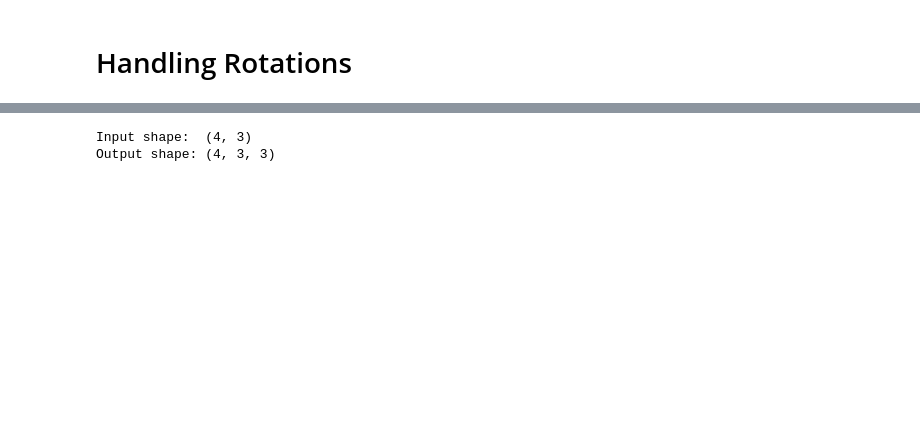
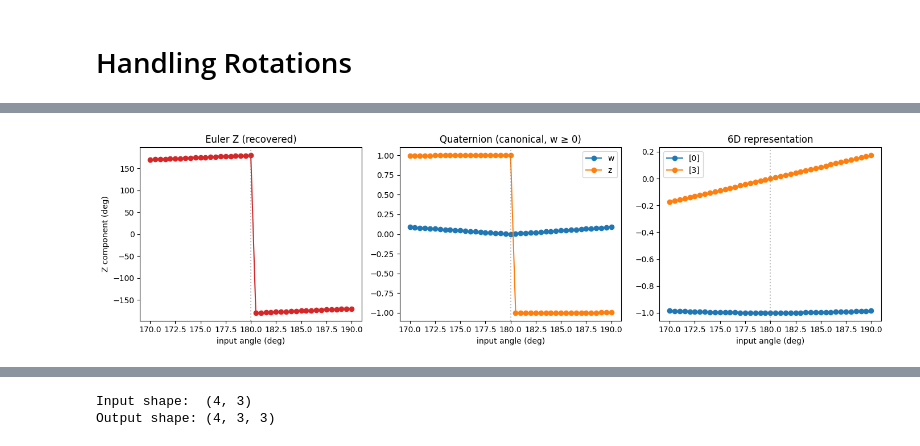
Before and after one commit to VictorS-67/pybvh, a Jupyter notebook: tutorials/3.Rotations.ipynb, the cells around one changed output, grey strips where cells are left out. Drawn from its saved outputs; the diff is of its cells as text; code cells hidden in the pictures; blank space fills up the shorter version.

```diff
--- a/tutorials/3.Rotations.ipynb
+++ b/tutorials/3.Rotations.ipynb
@@ -146,0 +92,38 @@ All functions in `pybvh.rotations` accepts an array of angles as input. Here, if
+# %%
+# A smooth rotation around Z that goes from 170° to 190° — no jumps in the input
+input_angles = np.linspace(170, 190, 41)
+euler = np.zeros((41, 3))
+euler[:, 0] = input_angles  # Z component in ZYX order
+
+# Convert to all representations and back
+rotmats = pybvh.rotations.euler_to_rotmat(euler, 'ZYX', degrees=True)
+recovered_euler = pybvh.rotations.rotmat_to_euler(rotmats, 'ZYX', degrees=True)
+quats = pybvh.rotations.euler_to_quat(euler, 'ZYX', degrees=True)
+rot6d = pybvh.rotations.euler_to_rot6d(euler, 'ZYX', degrees=True)
+
+fig, axes = plt.subplots(1, 3, figsize=(14, 4))
+
+axes[0].plot(input_angles, recovered_euler[:, 0], 'o-', color='C3')
+axes[0].set_title('Euler Z (recovered)')
+axes[0].set_xlabel('input angle (deg)')
+axes[0].set_ylabel('Z component (deg)')
+axes[0].axvline(180, color='gray', linestyle=':', alpha=0.5)
+
+axes[1].plot(input_angles, quats[:, 0], 'o-', label='w')
+axes[1].plot(input_angles, quats[:, 3], 'o-', label='z')
+axes[1].set_title('Quaternion (canonical, w \u2265 0)')
+axes[1].set_xlabel('input angle (deg)')
+axes[1].axvline(180, color='gray', linestyle=':', alpha=0.5)
+axes[1].legend()
+
+axes[2].plot(input_angles, rot6d[:, 0], 'o-', label='[0]')
+axes[2].plot(input_angles, rot6d[:, 3], 'o-', label='[3]')
+axes[2].set_title('6D representation')
+axes[2].set_xlabel('input angle (deg)')
+axes[2].axvline(180, color='gray', linestyle=':', alpha=0.5)
+axes[2].legend()
+
+plt.tight_layout()
+plt.show()
+# %% [output]
+[figure, added]
```
Also changed, not shown: parts of 94 cells of this notebook, 13 other files.
